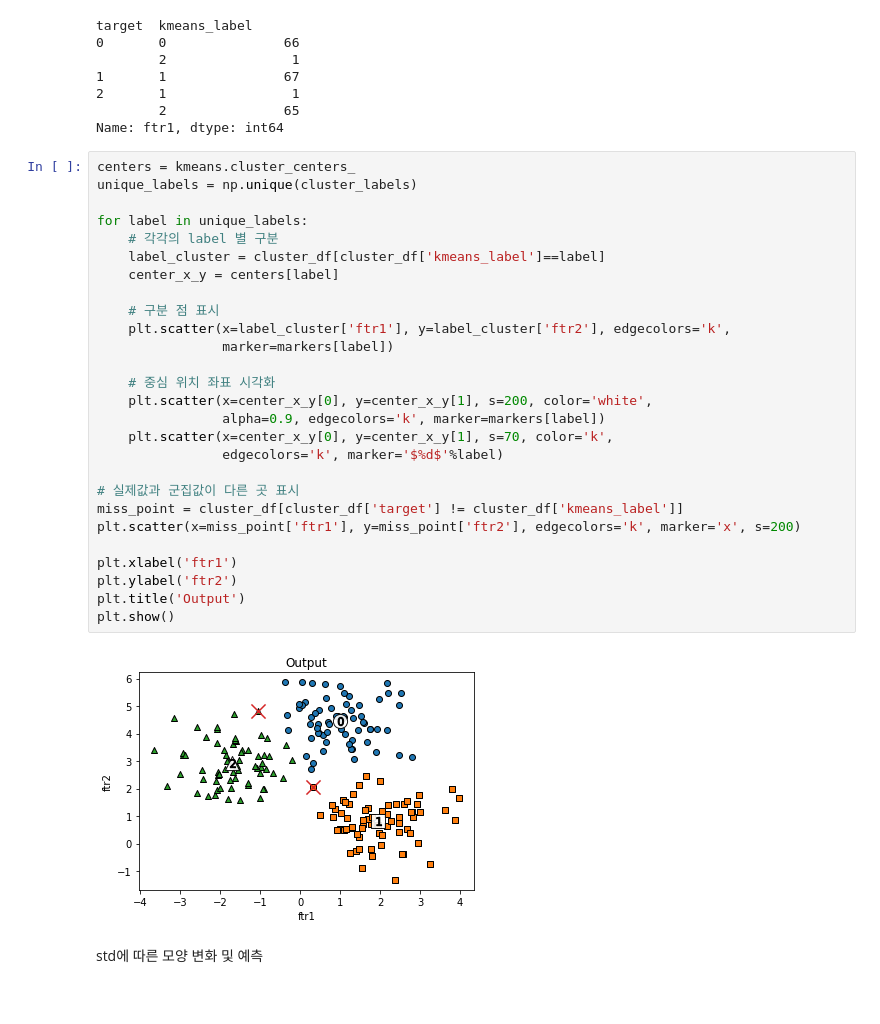
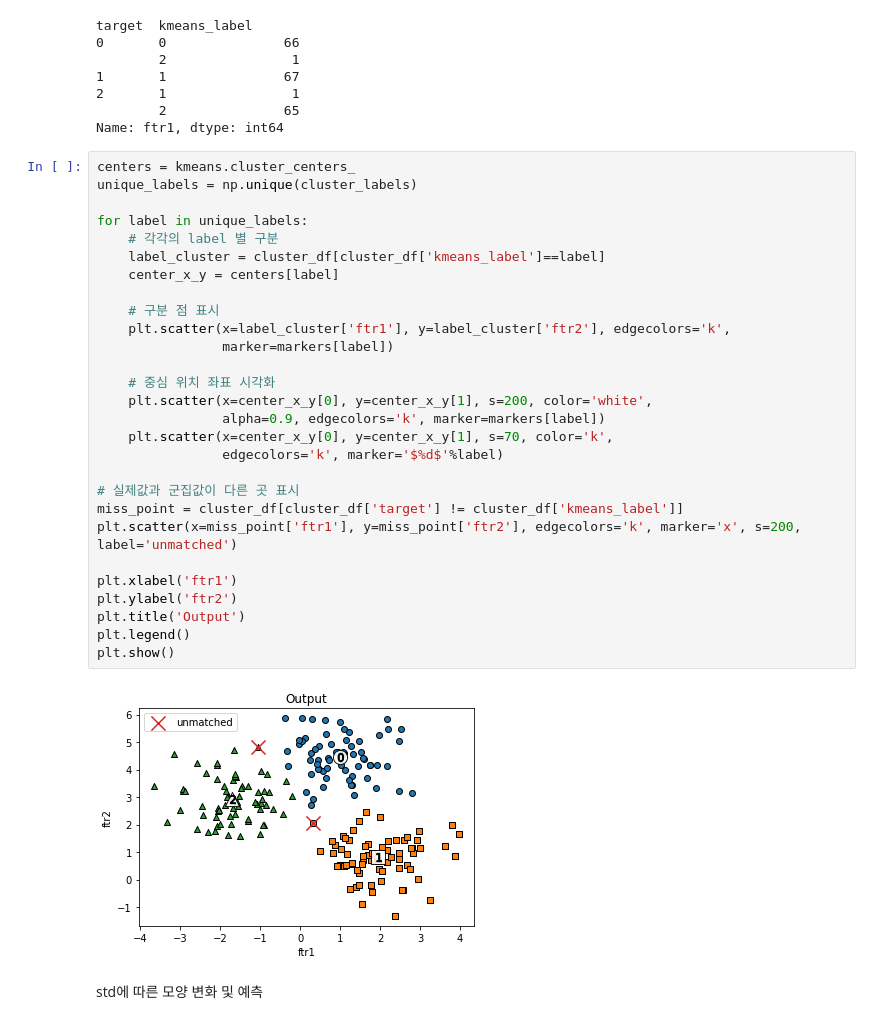
Before and after one commit to SeWonKwon/Machine-Learning, a Jupyter notebook: Machine_Learning/E01_Clustering.ipynb, the cells around one changed output. Drawn from its saved outputs; the diff is of its cells as text.

```diff
--- a/Machine_Learning/E01_Clustering.ipynb
+++ b/Machine_Learning/E01_Clustering.ipynb
@@ -408,32 +408,33 @@ Name: ftr1, dtype: int64
 # %%
 centers = kmeans.cluster_centers_
 unique_labels = np.unique(cluster_labels)
 
 for label in unique_labels:
     # 각각의 label 별 구분
     label_cluster = cluster_df[cluster_df['kmeans_label']==label]
     center_x_y = centers[label]
 
     # 구분 점 표시
     plt.scatter(x=label_cluster['ftr1'], y=label_cluster['ftr2'], edgecolors='k',
                 marker=markers[label])
 
     # 중심 위치 좌표 시각화
     plt.scatter(x=center_x_y[0], y=center_x_y[1], s=200, color='white',
                 alpha=0.9, edgecolors='k', marker=markers[label])
     plt.scatter(x=center_x_y[0], y=center_x_y[1], s=70, color='k',
                 edgecolors='k', marker='$%d$'%label)
 
 # 실제값과 군집값이 다른 곳 표시
 miss_point = cluster_df[cluster_df['target'] != cluster_df['kmeans_label']]
-plt.scatter(x=miss_point['ftr1'], y=miss_point['ftr2'], edgecolors='k', marker='x', s=200)
+plt.scatter(x=miss_point['ftr1'], y=miss_point['ftr2'], edgecolors='k', marker='x', s=200, label='unmatched')
 
 plt.xlabel('ftr1')
 plt.ylabel('ftr2')
 plt.title('Output')
+plt.legend()
 plt.show()
 # %% [output]
-[figure, old version]
+[figure, new version]
 # %% [markdown]
 std에 따른 모양 변화 및 예측
 # %%
```
Also changed, not shown: parts of 41 cells of this notebook.
